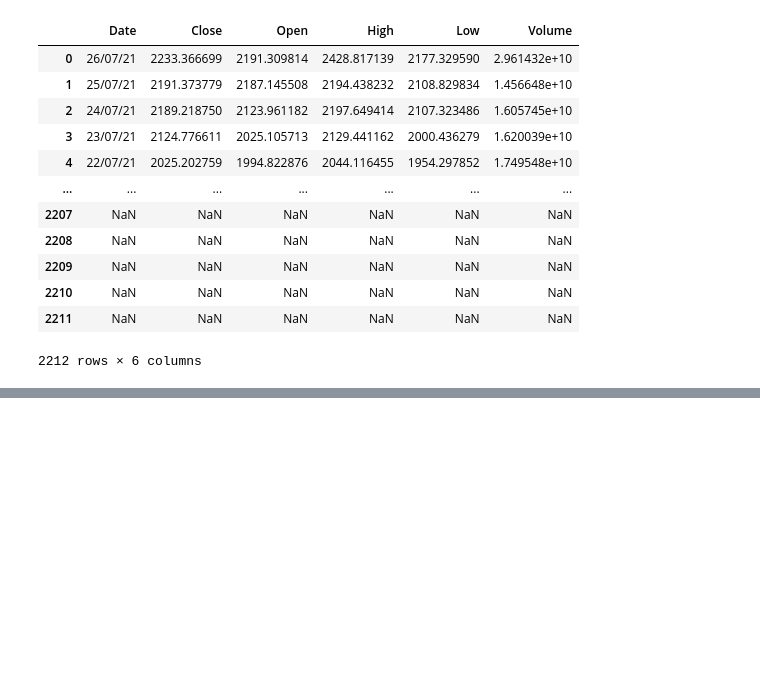
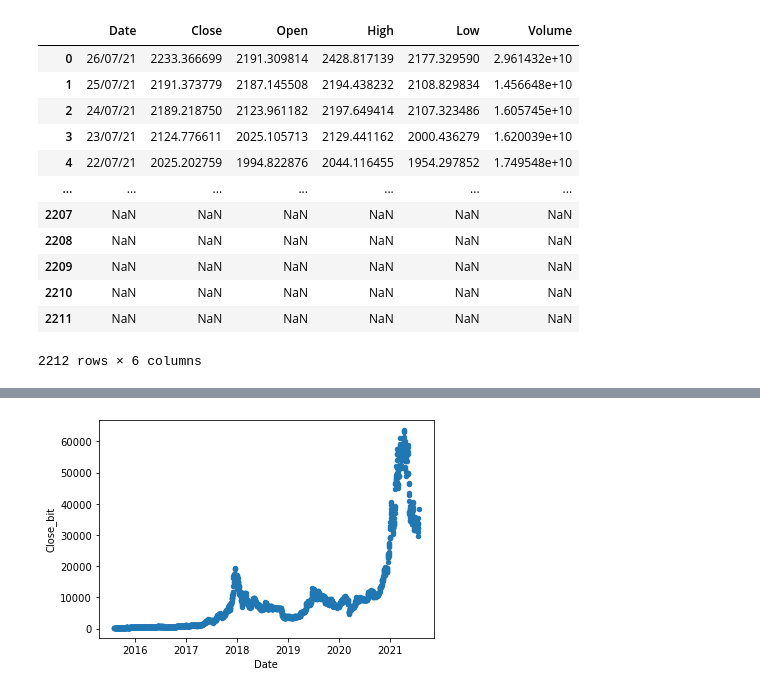
Before and after one commit to data301-2021-winter1/project-group08-project, a Jupyter notebook: notebooks/utkarsh_agarwal.ipynb, the cells around one changed output, grey strips where cells are left out. Saved outputs shown, nothing was run; the diff lists cells and outputs as text; code cells hidden in the pictures; blank space fills up the shorter version.

```diff
--- a/notebooks/utkarsh_agarwal.ipynb
+++ b/notebooks/utkarsh_agarwal.ipynb
@@ -40,0 +347,4 @@ pd.read_csv("/Users/utkarshagarwal/DATA301/project/project-group08-project/data/
+# %%
+y=merge1.plot( kind= 'scatter', x= 'Date' , y= 'Close_bit' )
+# %% [output]
+[figure, added]
```
Also changed, not shown: parts of 36 cells of this notebook, 3 other files.
